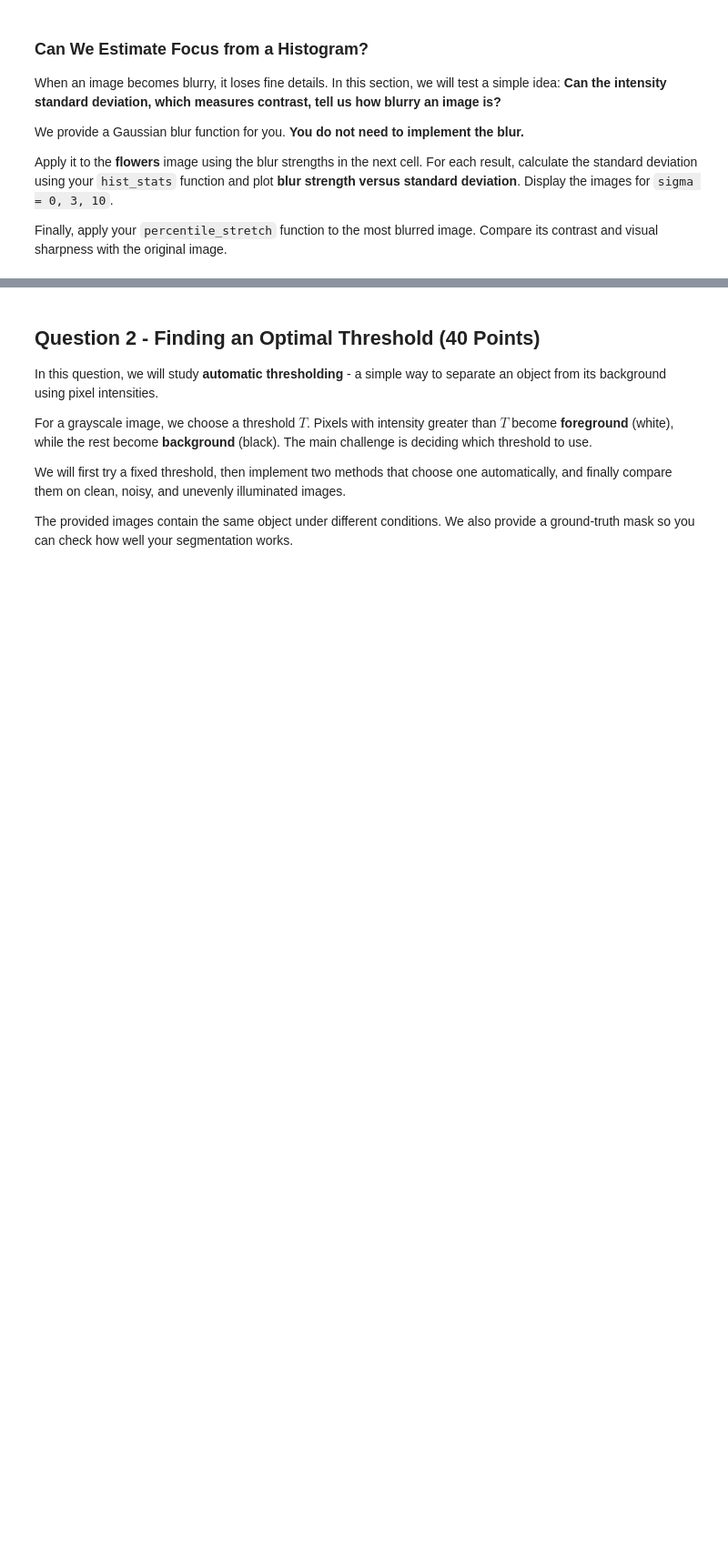
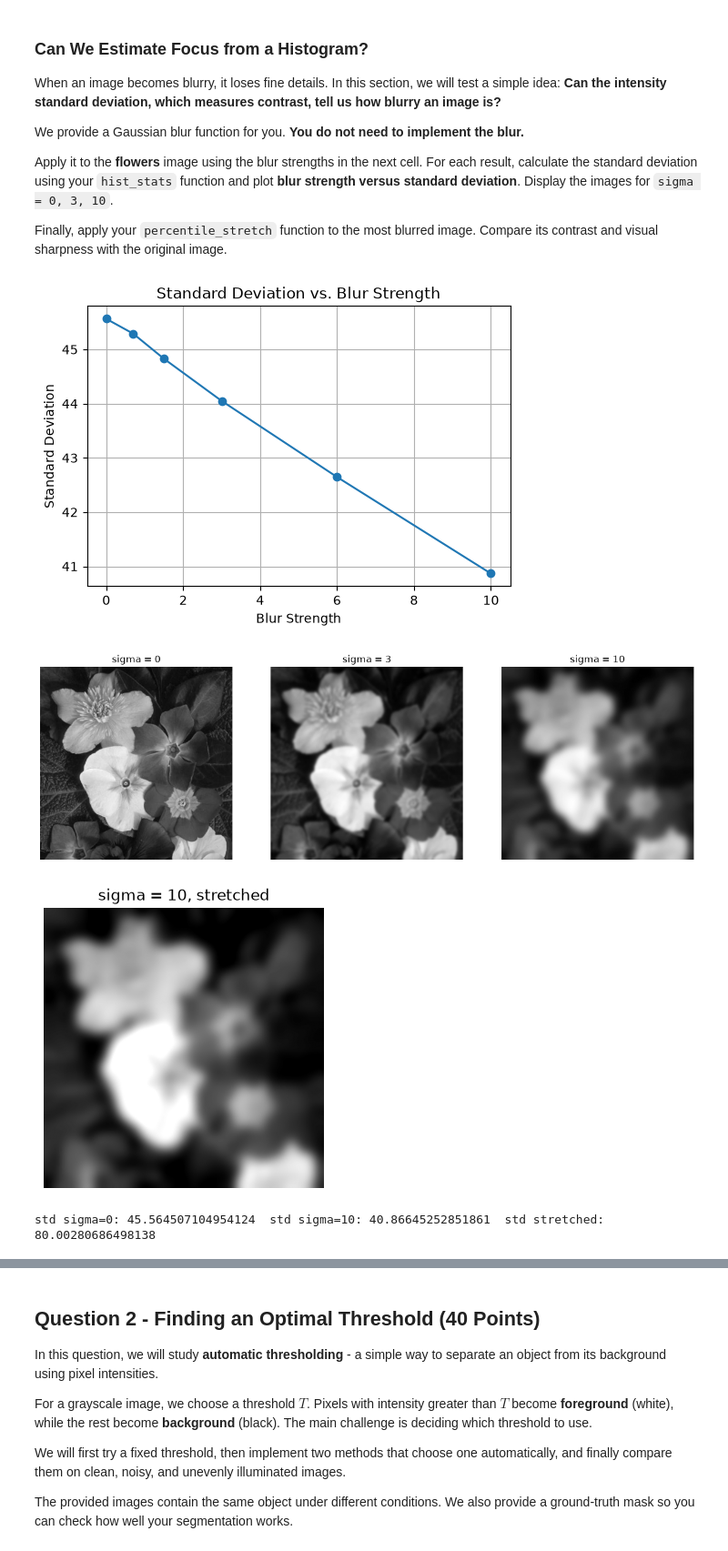
Before and after one commit to CodeAndPaddle/image_processing_haifa, a Jupyter notebook: IP-HW1.ipynb, the cells around one changed output, grey strips where cells are left out. Shown at 91% size. Drawn from its saved outputs; the diff is of its cells as text; code cells hidden in the pictures; blank space fills up the shorter version.

```diff
--- a/IP-HW1.ipynb
+++ b/IP-HW1.ipynb
@@ -365,20 +465,51 @@ Finally, apply your `percentile_stretch` function to the most blurred image. Com
 # %%
 def supplied_gaussian_blur(img: np.ndarray, sigma: float) -> np.ndarray:
     """Provided Gaussian blur with reflect-101 boundaries."""
     if sigma == 0:
         return img.copy()
     return cv.GaussianBlur(img, (0, 0), sigmaX=sigma,
                            borderType=cv.BORDER_REFLECT_101)
 
 
 sigmas = [0, 0.7, 1.5, 3, 6, 10]
 blurred_images = [supplied_gaussian_blur(images_q1['flowers'], s) for s in sigmas]
 
 # TODO: use hist_stats to calculate standard deviation for every blurred image
+stds = [hist_stats(img)[3] for img in blurred_images]
+
 # TODO: plot blur strength (x-axis) versus intensity standard deviation (y-axis)
+plt.plot(sigmas, stds, marker='o')
+plt.xlabel("Blur Strength")
+plt.ylabel("Standard Deviation")
+plt.title("Standard Deviation vs. Blur Strength")
+plt.grid(True)
+
 # TODO: display the images for sigma=0, sigma=3, and sigma=10
+target_sigmas = [0, 3, 10]
+indices = [sigmas.index(s) for s in target_sigmas]
+
+fig, axes = plt.subplots(1, 3, figsize=(15, 5))
+for ax, i in zip(axes, indices):
+    ax.imshow(blurred_images[i], cmap='gray')
+    ax.set_title(f"sigma = {sigmas[i]}")
+    ax.axis('off')
+plt.show()
+
 # TODO: stretch the most blurred image using percentile_stretch,
 #       display it, and compare the three standard deviations
+stretched_img, _, _ = percentile_stretch(blurred_images[5])
+plt.figure()
+plt.imshow(stretched_img, cmap='gray')
+plt.title("sigma = 10, stretched")
+plt.axis('off')
+plt.show()
+
+print("std sigma=0:", stds[0], " std sigma=10:", stds[5], " std stretched:", hist_stats(stretched_img)[3])
+# %% [output]
+[figure, added]
+[figure, added]
+[figure, added]
+std sigma=0: 45.564507104954124  std sigma=10: 40.86645252851861  std stretched: 80.00280686498138
 # %% [markdown]
 <font color='red'><b>Answer the following questions:</b>
 
```
Also changed, not shown: parts of 15 cells of this notebook.
